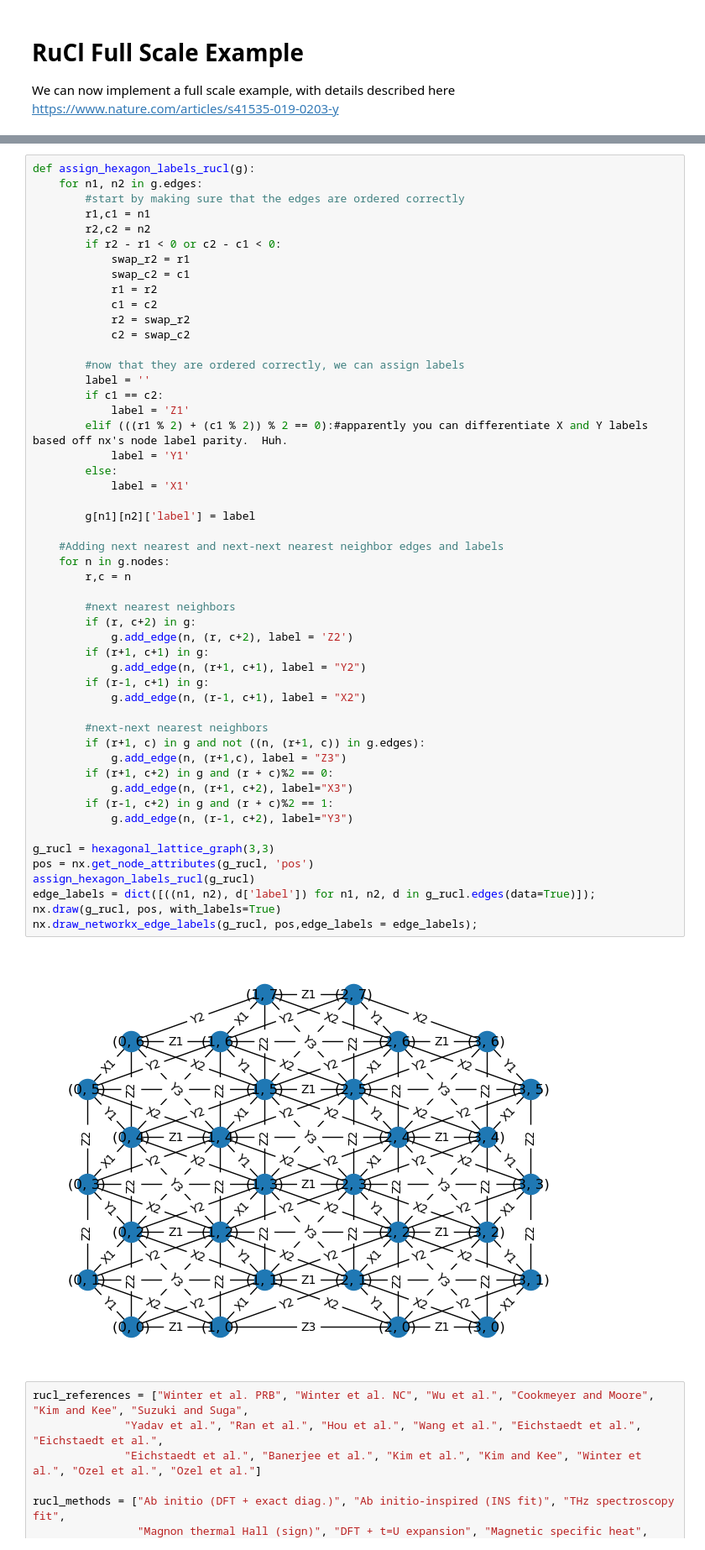
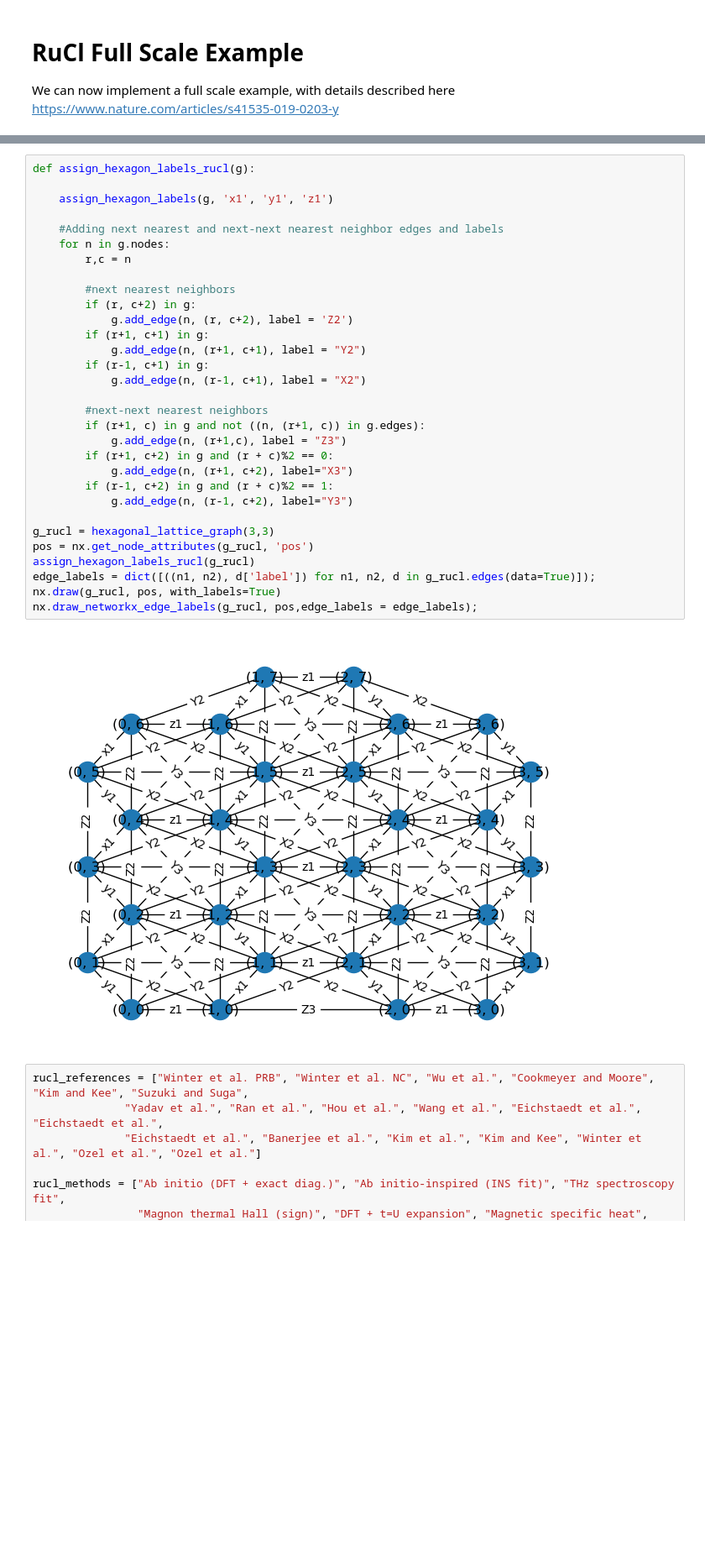
Before and after one commit to lanl-ansi/qc-applications, a Jupyter notebook: notebooks/RuClExample.ipynb, the cells around one changed output, grey strips where cells are left out. Shown at 84% size. Cells and saved outputs as stored; diff of their text form; blank space fills up the shorter version.

```diff
--- a/notebooks/RuClExample.ipynb
+++ b/notebooks/RuClExample.ipynb
@@ -230,57 +227,37 @@ def estimate_trotter(openfermion_hamiltonian,timesteps, energy_precision, outdir
     return cpt_trotter
 # %%
 def assign_hexagon_labels_rucl(g):
-    for n1, n2 in g.edges:
-        #start by making sure that the edges are ordered correctly
-        r1,c1 = n1
-        r2,c2 = n2
-        if r2 - r1 < 0 or c2 - c1 < 0:
-            swap_r2 = r1
-            swap_c2 = c1
-            r1 = r2
-            c1 = c2
-            r2 = swap_r2
-            c2 = swap_c2
 
-        #now that they are ordered correctly, we can assign labels
-        label = ''
-        if c1 == c2:
-            label = 'Z1'
-        elif (((r1 % 2) + (c1 % 2)) % 2 == 0):#apparently you can differentiate X and Y labels based off nx's node label parity.  Huh.
-            label = 'Y1'
-        else:
-            label = 'X1'
-
-        g[n1][n2]['label'] = label
+    assign_hexagon_labels(g, 'x1', 'y1', 'z1')
 
     #Adding next nearest and next-next nearest neighbor edges and labels
     for n in g.nodes:
         r,c = n
 
         #next nearest neighbors
         if (r, c+2) in g:
             g.add_edge(n, (r, c+2), label = 'Z2')
         if (r+1, c+1) in g:
             g.add_edge(n, (r+1, c+1), label = "Y2")
         if (r-1, c+1) in g:
             g.add_edge(n, (r-1, c+1), label = "X2")
 
         #next-next nearest neighbors
         if (r+1, c) in g and not ((n, (r+1, c)) in g.edges):
             g.add_edge(n, (r+1,c), label = "Z3")
         if (r+1, c+2) in g and (r + c)%2 == 0:
             g.add_edge(n, (r+1, c+2), label="X3")
         if (r-1, c+2) in g and (r + c)%2 == 1:
             g.add_edge(n, (r-1, c+2), label="Y3")
 
 g_rucl = hexagonal_lattice_graph(3,3)
 pos = nx.get_node_attributes(g_rucl, 'pos')
 assign_hexagon_labels_rucl(g_rucl)
 edge_labels = dict([((n1, n2), d['label']) for n1, n2, d in g_rucl.edges(data=True)]);
 nx.draw(g_rucl, pos, with_labels=True)
 nx.draw_networkx_edge_labels(g_rucl, pos,edge_labels = edge_labels);
 # %% [output]
-[figure, old version]
+[figure, new version]
 # %%
 rucl_references = ["Winter et al. PRB", "Winter et al. NC", "Wu et al.", "Cookmeyer and Moore", "Kim and Kee", "Suzuki and Suga",
               "Yadav et al.", "Ran et al.", "Hou et al.", "Wang et al.", "Eichstaedt et al.", "Eichstaedt et al.",
```
Also changed, not shown: parts of 5 cells of this notebook, 3 other files.
